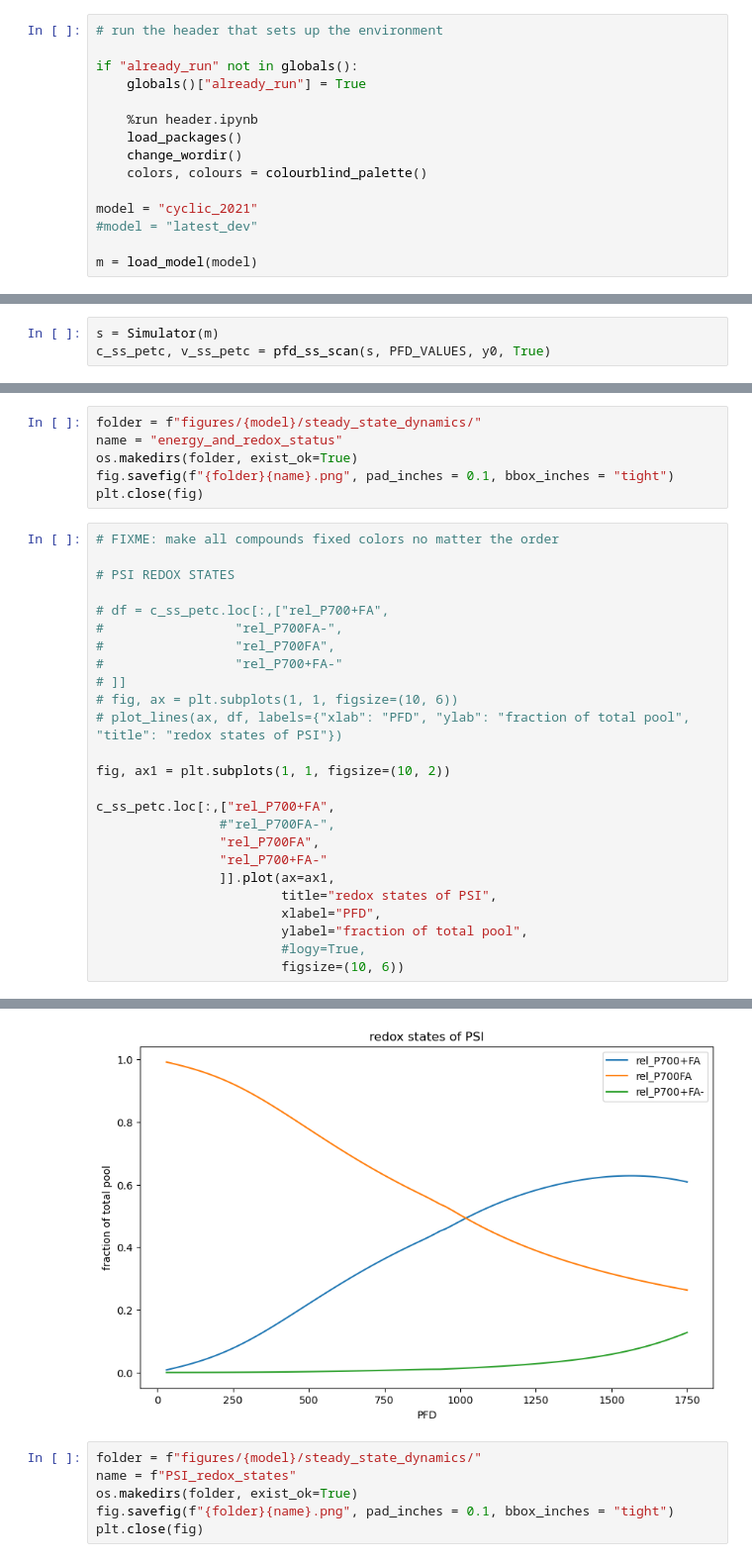
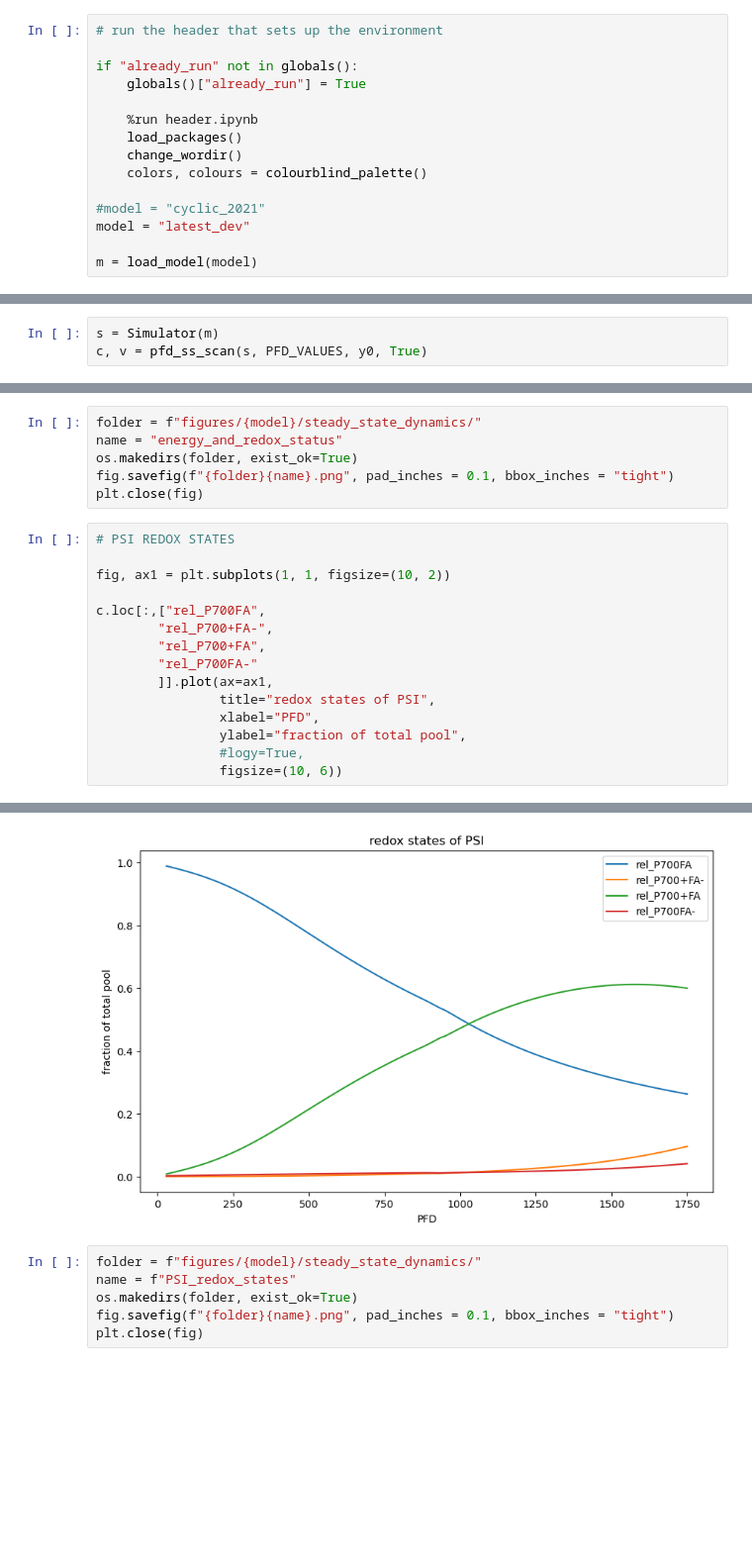
Before and after one commit to A-Potthoff/QTB_modeling, a Jupyter notebook: analyses/steady_state_analysis.ipynb, the cells around one changed output, grey strips where cells are left out. Shown: that part at 99% size. Cells and saved outputs as stored; diff of their text form; blank space fills up the shorter version.

```diff
--- a/analyses/steady_state_analysis.ipynb
+++ b/analyses/steady_state_analysis.ipynb
@@ -9,8 +9,8 @@ if "already_run" not in globals():
     change_wordir()
     colors, colours = colourblind_palette()
 
-model = "cyclic_2021"
-#model = "latest_dev"
+#model = "cyclic_2021"
+model = "latest_dev"
 
 m = load_model(model)
 # %% [output]
@@ -114,5 +114,5 @@ y0 = {
 }
 # %%
 s = Simulator(m)
-c_ss_petc, v_ss_petc = pfd_ss_scan(s, PFD_VALUES, y0, True)
+c, v = pfd_ss_scan(s, PFD_VALUES, y0, True)
 # %% [output]
@@ -159,33 +159,23 @@ os.makedirs(folder, exist_ok=True)
 fig.savefig(f"{folder}{name}.png", pad_inches = 0.1, bbox_inches = "tight")
 plt.close(fig)
 # %%
-# FIXME: make all compounds fixed colors no matter the order
-
 # PSI REDOX STATES
-
-# df = c_ss_petc.loc[:,["rel_P700+FA",
-#                 "rel_P700FA-",
-#                 "rel_P700FA",
-#                 "rel_P700+FA-"
-# ]]
-# fig, ax = plt.subplots(1, 1, figsize=(10, 6))
-# plot_lines(ax, df, labels={"xlab": "PFD", "ylab": "fraction of total pool", "title": "redox states of PSI"})
 
 fig, ax1 = plt.subplots(1, 1, figsize=(10, 2))
 
-c_ss_petc.loc[:,["rel_P700+FA",
-                #"rel_P700FA-",
-                "rel_P700FA",
-                "rel_P700+FA-"
-                ]].plot(ax=ax1,
-                        title="redox states of PSI",
-                        xlabel="PFD",
-                        ylabel="fraction of total pool",
-                        #logy=True,
-                        figsize=(10, 6))
+c.loc[:,["rel_P700FA",
+        "rel_P700+FA-",
+        "rel_P700+FA",
+        "rel_P700FA-"
+        ]].plot(ax=ax1,
+                title="redox states of PSI",
+                xlabel="PFD",
+                ylabel="fraction of total pool",
+                #logy=True,
+                figsize=(10, 6))
 # %% [output]
 <Axes: title={'center': 'redox states of PSI'}, xlabel='PFD', ylabel='fraction of total pool'>
-[figure, old version]
+[figure, new version]
 # %%
 folder = f"figures/{model}/steady_state_dynamics/"
 name = f"PSI_redox_states"
```
Also changed, not shown: parts of 6 cells of this notebook, 4 other files.
